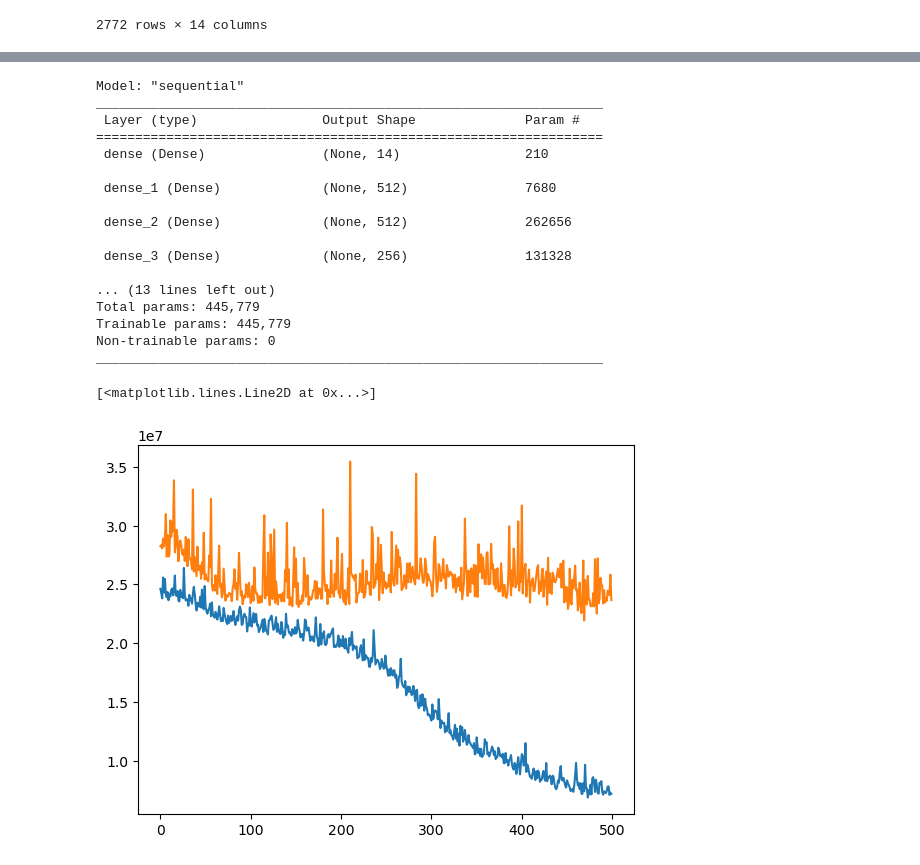
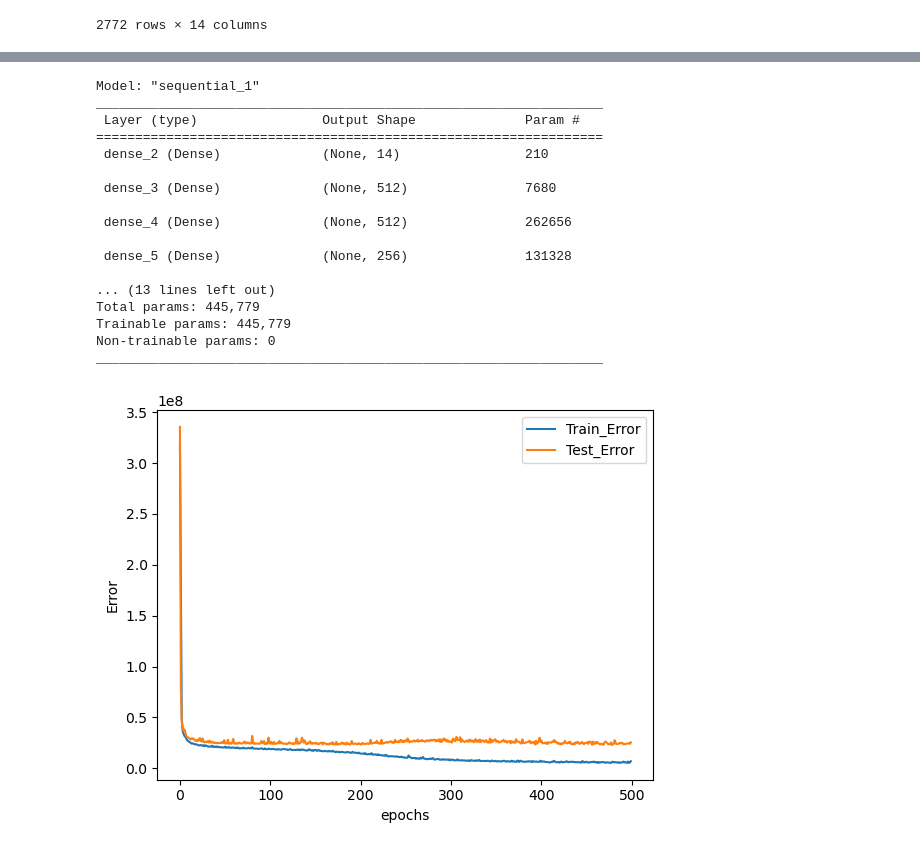
Before and after one commit to Nihar4980/AIML_CLASS, a Jupyter notebook: ANNRegression.ipynb, the cells around one changed output, grey strips where cells are left out. Saved outputs shown, nothing was run; the diff lists cells and outputs as text; code cells hidden in the pictures.

```diff
--- a/ANNRegression.ipynb
+++ b/ANNRegression.ipynb
@@ -256,3 +262,8 @@ X
 | 2770 | 0 | 0 | 0 | 1 | 0 | 1 | 18.715 | 0 | 1 | ... |
 | 2771 | 0 | 1 | 0 | 0 | 0 | 1 | 31.600 | 0 | 1 | ... |
 2772 rows × 14 columns
+# %%
+col = X.columns
+# %%
+X = StandardScaler().fit_transform(X)
+X
@@ -258,0 +284,3 @@ X
+# %%
+X = pd.DataFrame(X,columns=col)
+X
@@ -371,17 +418,17 @@ Epoch 500/500
 # %%
 model.summary()
 # %% [output]
-Model: "sequential"
+Model: "sequential_1"
 _________________________________________________________________
  Layer (type)                Output Shape              Param #
 =================================================================
- dense (Dense)               (None, 14)                210
+ dense_2 (Dense)             (None, 14)                210
 
- dense_1 (Dense)             (None, 512)               7680
+ dense_3 (Dense)             (None, 512)               7680
 
- dense_2 (Dense)             (None, 512)               262656
+ dense_4 (Dense)             (None, 512)               262656
 
- dense_3 (Dense)             (None, 256)               131328
+ dense_5 (Dense)             (None, 256)               131328
 
 ... (13 lines left out)
 Total params: 445,779
@@ -389,12 +436,14 @@ Trainable params: 445,779
 Non-trainable params: 0
 _________________________________________________________________
 # %%
-import matplotlib.pyplot as plt
 plt.plot(history.history['loss'])
 plt.plot(history.history['val_loss'])
+plt.xlabel('epochs')
+plt.ylabel('Error')
+plt.legend(['Train_Error','Test_Error'])
+plt.show()
 # %% [output]
-[<matplotlib.lines.Line2D at 0x...>]
-[figure, old version]
+[figure, new version]
 # %%
 y_pred = model.predict(X_test)
 # %% [output]
```
Also changed, not shown: parts of 17 cells of this notebook, 1 other file.
